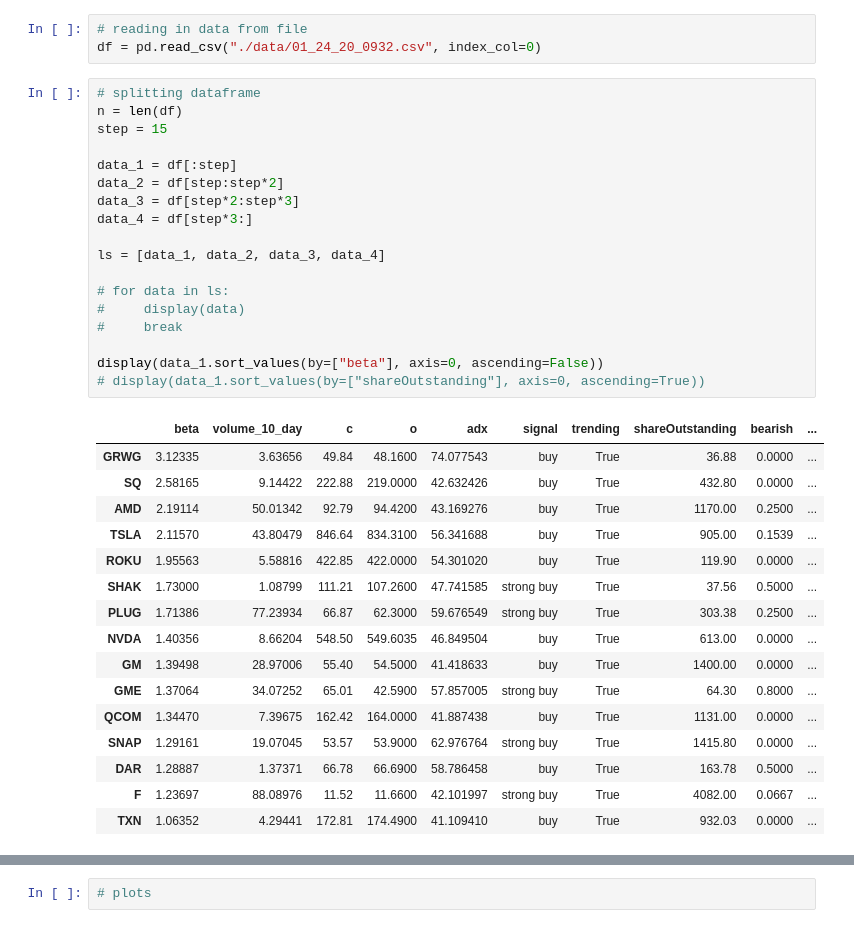
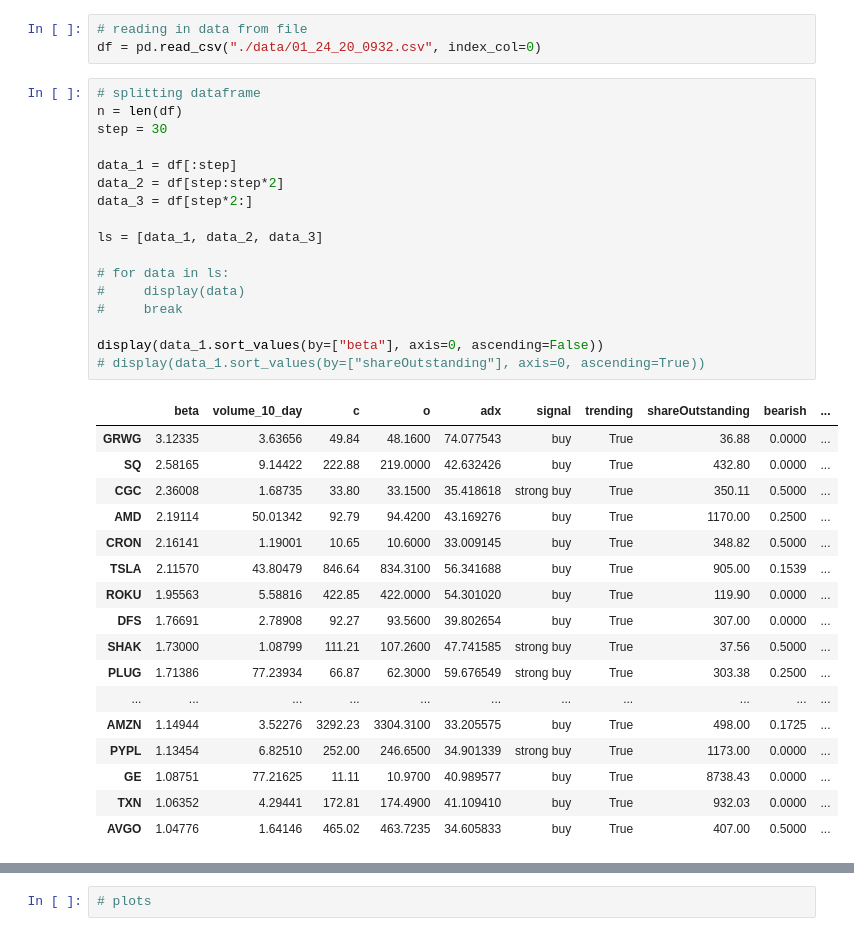
Before and after one commit to erichenschel/blueAngelsWing, a Jupyter notebook: dataExploration.ipynb, the cells around one changed output, grey strips where cells are left out. Drawn from its saved outputs; the diff is of its cells as text.

```diff
--- a/dataExploration.ipynb
+++ b/dataExploration.ipynb
@@ -10,38 +10,38 @@ df = pd.read_csv("./data/01_24_20_0932.csv", index_col=0)
 # %%
 # splitting dataframe
 n = len(df)
-step = 15
+step = 30
 
 data_1 = df[:step]
 data_2 = df[step:step*2]
-data_3 = df[step*2:step*3]
-data_4 = df[step*3:]
+data_3 = df[step*2:]
 
-ls = [data_1, data_2, data_3, data_4]
+ls = [data_1, data_2, data_3]
 
 # for data in ls:
 #     display(data)
 #     break
 
 display(data_1.sort_values(by=["beta"], axis=0, ascending=False))
 # display(data_1.sort_values(by=["shareOutstanding"], axis=0, ascending=True))
 # %% [output]
 |  | beta | volume_10_day | c | o | adx | signal | trending | shareOutstanding | bearish | ... |
 | GRWG | 3.12335 | 3.63656 | 49.84 | 48.1600 | 74.077543 | buy | True | 36.88 | 0.0000 | ... |
 | SQ | 2.58165 | 9.14422 | 222.88 | 219.0000 | 42.632426 | buy | True | 432.80 | 0.0000 | ... |
+| CGC | 2.36008 | 1.68735 | 33.80 | 33.1500 | 35.418618 | strong buy | True | 350.11 | 0.5000 | ... |
 | AMD | 2.19114 | 50.01342 | 92.79 | 94.4200 | 43.169276 | buy | True | 1170.00 | 0.2500 | ... |
+| CRON | 2.16141 | 1.19001 | 10.65 | 10.6000 | 33.009145 | buy | True | 348.82 | 0.5000 | ... |
 | TSLA | 2.11570 | 43.80479 | 846.64 | 834.3100 | 56.341688 | buy | True | 905.00 | 0.1539 | ... |
 | ROKU | 1.95563 | 5.58816 | 422.85 | 422.0000 | 54.301020 | buy | True | 119.90 | 0.0000 | ... |
+| DFS | 1.76691 | 2.78908 | 92.27 | 93.5600 | 39.802654 | buy | True | 307.00 | 0.0000 | ... |
 | SHAK | 1.73000 | 1.08799 | 111.21 | 107.2600 | 47.741585 | strong buy | True | 37.56 | 0.5000 | ... |
 | PLUG | 1.71386 | 77.23934 | 66.87 | 62.3000 | 59.676549 | strong buy | True | 303.38 | 0.2500 | ... |
-| NVDA | 1.40356 | 8.66204 | 548.50 | 549.6035 | 46.849504 | buy | True | 613.00 | 0.0000 | ... |
-| GM | 1.39498 | 28.97006 | 55.40 | 54.5000 | 41.418633 | buy | True | 1400.00 | 0.0000 | ... |
-| GME | 1.37064 | 34.07252 | 65.01 | 42.5900 | 57.857005 | strong buy | True | 64.30 | 0.8000 | ... |
-| QCOM | 1.34470 | 7.39675 | 162.42 | 164.0000 | 41.887438 | buy | True | 1131.00 | 0.0000 | ... |
-| SNAP | 1.29161 | 19.07045 | 53.57 | 53.9000 | 62.976764 | strong buy | True | 1415.80 | 0.0000 | ... |
-| DAR | 1.28887 | 1.37371 | 66.78 | 66.6900 | 58.786458 | buy | True | 163.78 | 0.5000 | ... |
-| F | 1.23697 | 88.08976 | 11.52 | 11.6600 | 42.101997 | strong buy | True | 4082.00 | 0.0667 | ... |
+| ... | ... | ... | ... | ... | ... | ... | ... | ... | ... | ... |
+| AMZN | 1.14944 | 3.52276 | 3292.23 | 3304.3100 | 33.205575 | buy | True | 498.00 | 0.1725 | ... |
+| PYPL | 1.13454 | 6.82510 | 252.00 | 246.6500 | 34.901339 | strong buy | True | 1173.00 | 0.0000 | ... |
+| GE | 1.08751 | 77.21625 | 11.11 | 10.9700 | 40.989577 | buy | True | 8738.43 | 0.0000 | ... |
 | TXN | 1.06352 | 4.29441 | 172.81 | 174.4900 | 41.109410 | buy | True | 932.03 | 0.0000 | ... |
+| AVGO | 1.04776 | 1.64146 | 465.02 | 463.7235 | 34.605833 | buy | True | 407.00 | 0.5000 | ... |
 # %%
 # stocks we're interested in getting options data
 option_stocks = data_1.sort_values(by=["beta"], axis=0, ascending=False)
```
Also changed, not shown: parts of 2 cells of this notebook.
